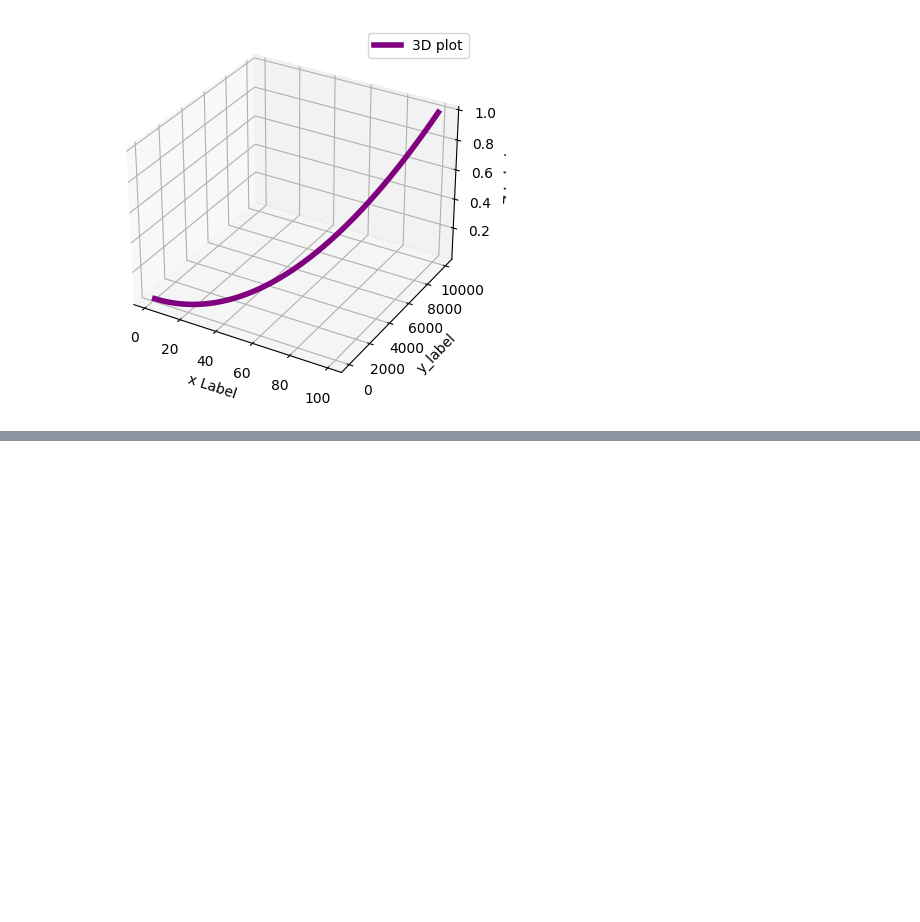
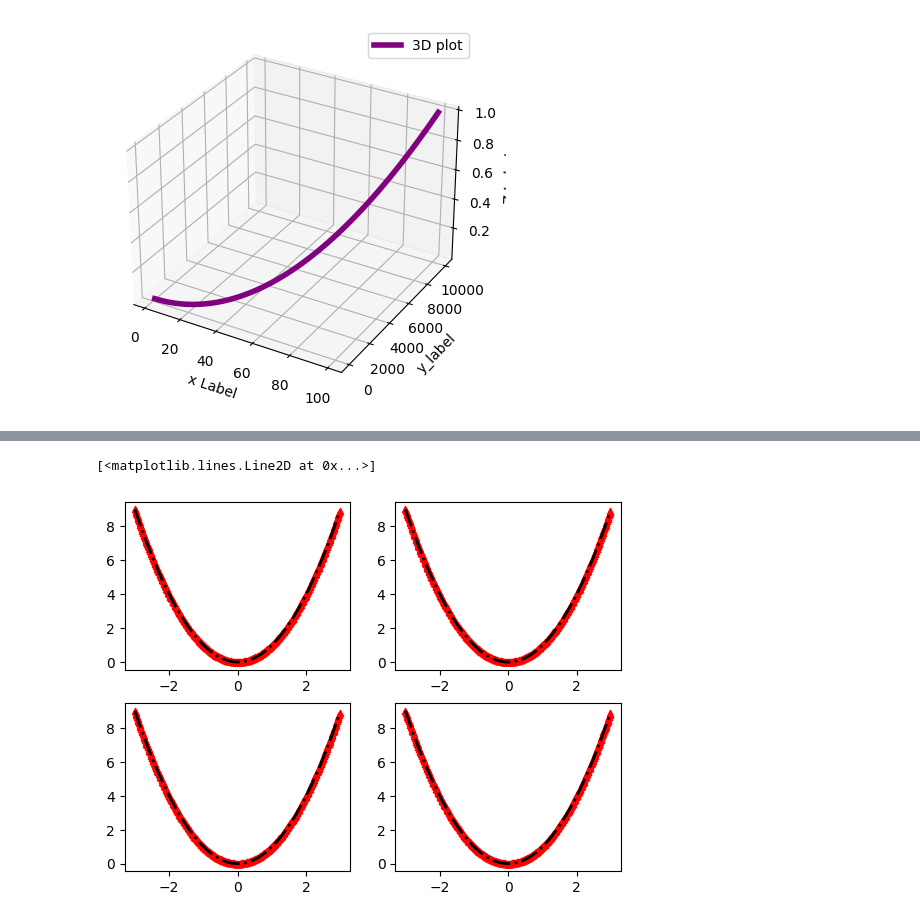
Before and after one commit to Mohji12/Geeks-For-Geeks-, a Jupyter notebook: Week2/Day7.ipynb, the cells around one changed output, grey strips where cells are left out. Cells and saved outputs as stored; diff of their text form; code cells hidden in the pictures; blank space fills up the shorter version.

```diff
--- a/Week2/Day7.ipynb
+++ b/Week2/Day7.ipynb
@@ -302,0 +368,21 @@ fig.show()
+# %%
+plt.subplot(2,2,1)
+plt.scatter(x,y1,color="red",s=20,marker="^",label="X^2")
+plt.plot(x,y1,linewidth=2,color="black",linestyle="-.")
+
+
+plt.subplot(2,2,2)
+plt.scatter(x,y1,color="red",s=20,marker="^",label="X^2")
+plt.plot(x,y1,linewidth=2,color="black",linestyle="-.")
+
+
+plt.subplot(2,2,3)
+plt.scatter(x,y1,color="red",s=20,marker="^",label="X^2")
+plt.plot(x,y1,linewidth=2,color="black",linestyle="-.")
+
+plt.subplot(2,2,4)
+plt.scatter(x,y1,color="red",s=20,marker="^",label="X^2")
+plt.plot(x,y1,linewidth=2,color="black",linestyle="-.")
+# %% [output]
+[<matplotlib.lines.Line2D at 0x...>]
+[figure, added]
```
Also changed, not shown: parts of 4 cells of this notebook, 2 other files.
